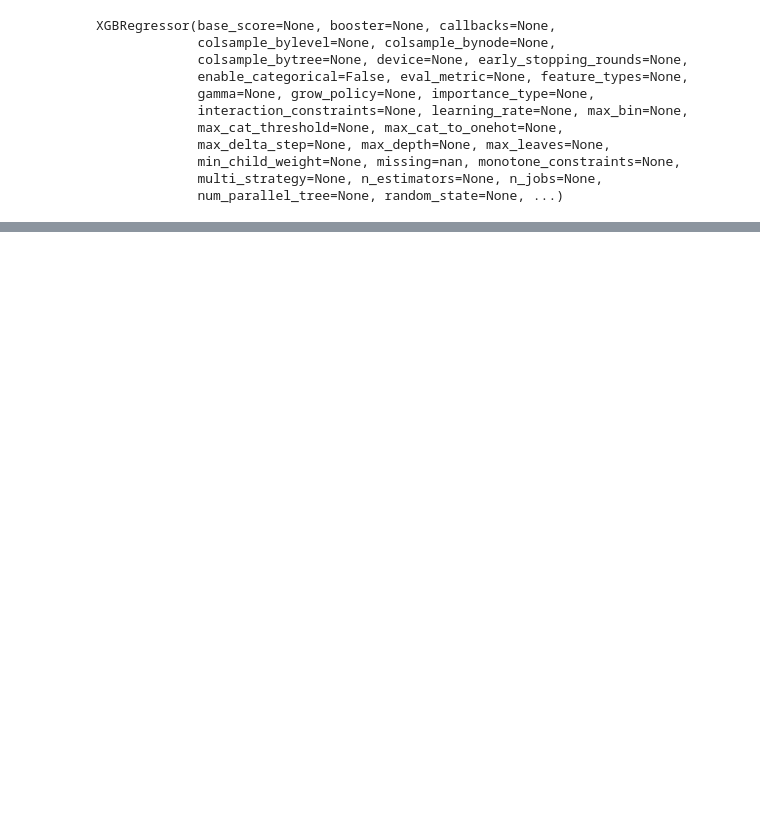
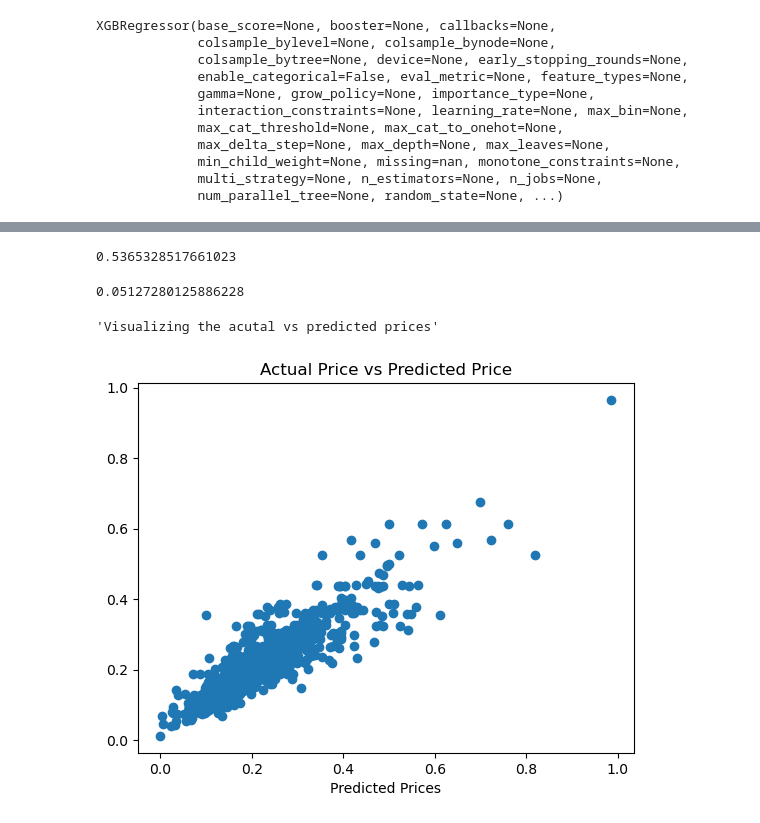
Before and after one commit to Aifedayo/data-science-maths, a Jupyter notebook: Projects/XGBoost-house-pred.ipynb, the cells around one changed output, grey strips where cells are left out. Saved outputs shown, nothing was run; the diff lists cells and outputs as text; code cells hidden in the pictures; blank space fills up the shorter version.

Commit message:
XGboost for house prediction

```diff
--- a/Projects/XGBoost-house-pred.ipynb
+++ b/Projects/XGBoost-house-pred.ipynb
@@ -210,3 +210,7 @@ dfle.head()
 | 2 | 5 | 4 | 223500 | 23 |
 | 3 | 6 | 0 | 140000 | 109 |
 | 4 | 15 | 4 | 250000 | 24 |
+# %%
+scaler = MinMaxScaler()
+scaler.fit(dfle[['price']])
+dfle.price = scaler.transform(dfle[['price']])
@@ -213,5 +233,7 @@ dfle.head()
 # %%
 X = dfle[["Neighborhood", 'SaleCondition', 'Age']].values
+# %%
+X = scaler.fit_transform(X)
 # %%
 X
 # %% [output]
@@ -265,3 +285,5 @@ XGBRegressor(base_score=None, booster=None, callbacks=None,
              min_child_weight=None, missing=nan, monotone_constraints=None,
              multi_strategy=None, n_estimators=None, n_jobs=None,
              num_parallel_tree=None, random_state=None, ...)
+# %%
+training_data_prediction = model.predict(X_train)
@@ -267,0 +309,4 @@ XGBRegressor(base_score=None, booster=None, callbacks=None,
+# %%
+score_r2
+# %% [output]
+0.5365328517661023
@@ -267,0 +315,15 @@ XGBRegressor(base_score=None, booster=None, callbacks=None,
+# %%
+score_mae
+# %% [output]
+0.05127280125886228
+# %%
+"""Visualizing the acutal vs predicted prices"""
+# %% [output]
+'Visualizing the acutal vs predicted prices'
+# %%
+plt.scatter(y_train, training_data_prediction)
+plt.xlabel('Actual Prices')
+plt.xlabel('Predicted Prices')
+plt.title('Actual Price vs Predicted Price');
+# %% [output]
+[figure, added]
```
Also changed, not shown: parts of 14 cells of this notebook.
